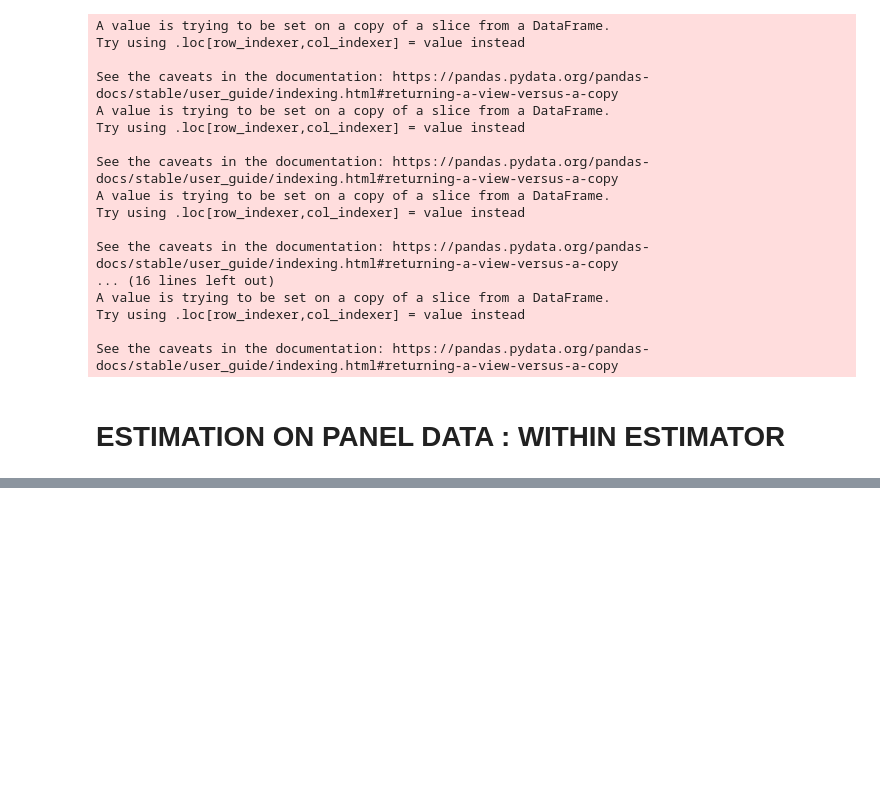
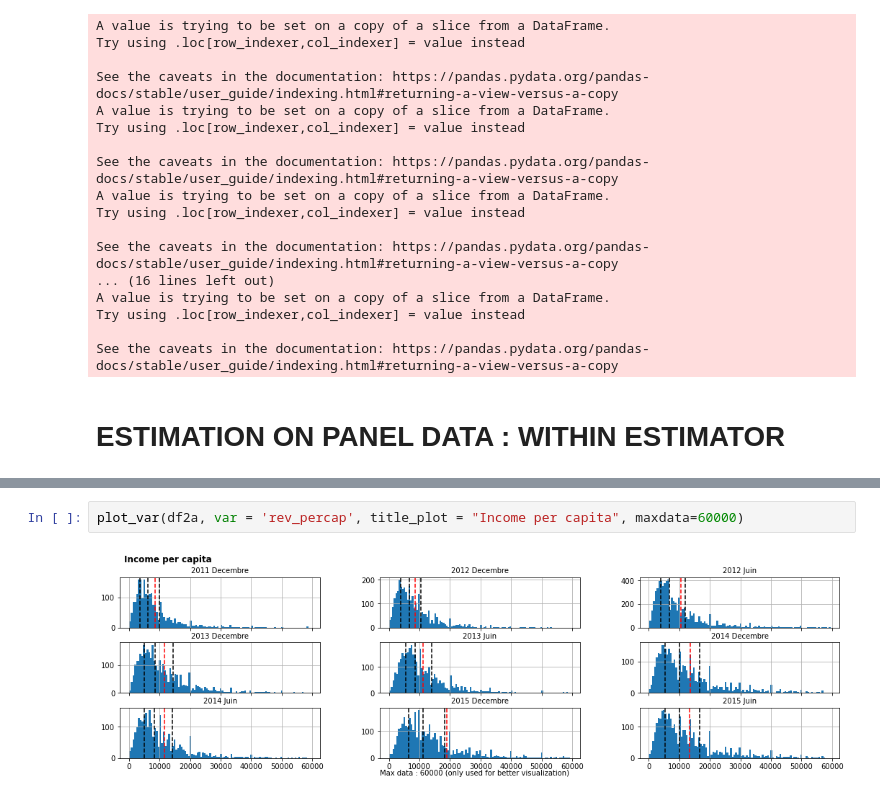
Before and after one commit to dataforgoodfr/batch9_geowatchlabs-3-markets, a Jupyter notebook: src/main.ipynb, the cells around one changed output, grey strips where cells are left out. Drawn from its saved outputs; the diff is of its cells as text; blank space fills up the shorter version.

Commit message:
plots and models update in nb

```diff
--- a/src/main.ipynb
+++ b/src/main.ipynb
@@ -262,0 +314,4 @@ id: 0x20c06312cc0
+# %%
+plot_var(df2a, var = 'rev_percap', title_plot = "Income per capita", maxdata=60000)
+# %% [output]
+[figure, added]
```
Also changed, not shown: parts of 7 cells of this notebook, 1 other file.
